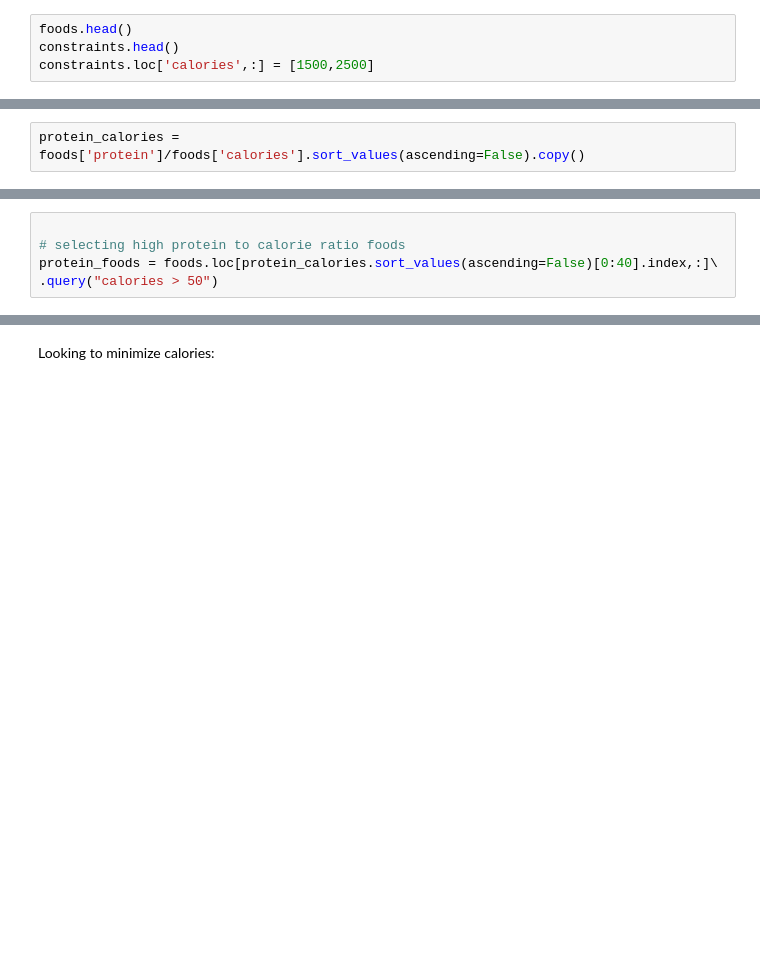
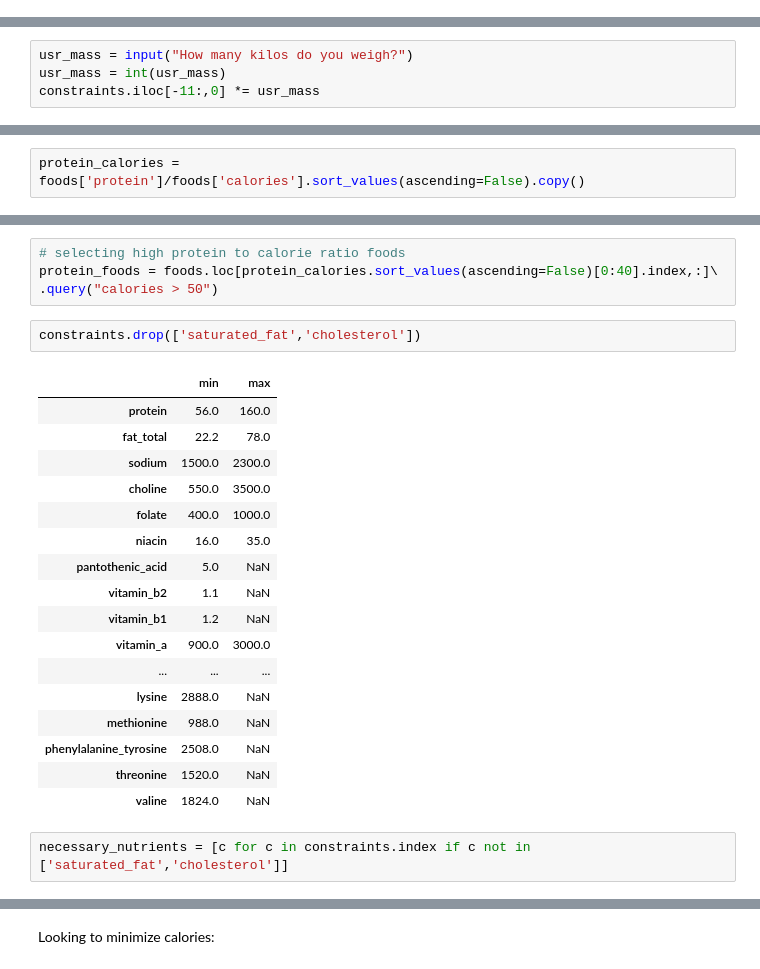
Before and after one commit to wcmohr/Nutrition, a Jupyter notebook: lpp_formulation.ipynb, the cells around one changed output, grey strips where cells are left out. Drawn from its saved outputs; the diff is of its cells as text; blank space fills up the shorter version.

```diff
--- a/lpp_formulation.ipynb
+++ b/lpp_formulation.ipynb
@@ -13,7 +11,3 @@ solver_list
 # %%
 foods = pd.read_csv('./Data_formatted/nv_df.csv', index_col='Unnamed: 0')
 constraints = pd.read_csv('./Data_formatted/constraints.csv', index_col = 'Unnamed: 0')
-# %%
-foods.head()
-constraints.head()
-constraints.loc['calories',:] = [1500,2500]
@@ -19,0 +79,4 @@ constraints.loc['calories',:] = [1500,2500]
+# %%
+usr_mass = input("How many kilos do you weigh?")
+usr_mass = int(usr_mass)
+constraints.iloc[-11:,0] *= usr_mass
@@ -22,5 +117,26 @@ protein_calories = foods['protein']/foods['calories'].sort_values(ascending=Fals
 # %%
-
 # selecting high protein to calorie ratio foods
 protein_foods = foods.loc[protein_calories.sort_values(ascending=False)[0:40].index,:]\
 .query("calories > 50")
+# %%
+constraints.drop(['saturated_fat','cholesterol'])
+# %% [output]
+|  | min | max |
+| protein | 56.0 | 160.0 |
+| fat_total | 22.2 | 78.0 |
+| sodium | 1500.0 | 2300.0 |
+| choline | 550.0 | 3500.0 |
+| folate | 400.0 | 1000.0 |
+| niacin | 16.0 | 35.0 |
+| pantothenic_acid | 5.0 | NaN |
+| vitamin_b2 | 1.1 | NaN |
+| vitamin_b1 | 1.2 | NaN |
+| vitamin_a | 900.0 | 3000.0 |
+| ... | ... | ... |
+| lysine | 2888.0 | NaN |
+| methionine | 988.0 | NaN |
+| phenylalanine_tyrosine | 2508.0 | NaN |
+| threonine | 1520.0 | NaN |
+| valine | 1824.0 | NaN |
+# %%
+necessary_nutrients = [c for c in constraints.index if c not in ['saturated_fat','cholesterol']]
```
Also changed, not shown: parts of 22 cells of this notebook, 7 other files.
